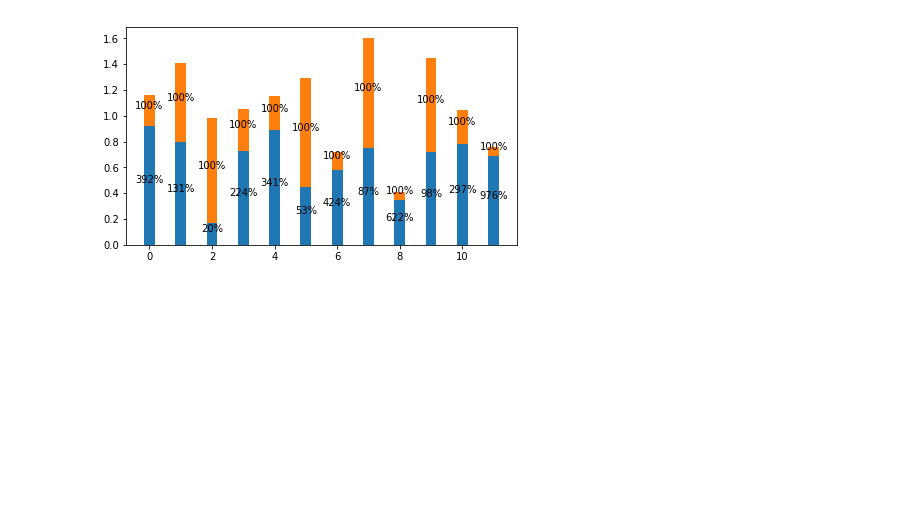
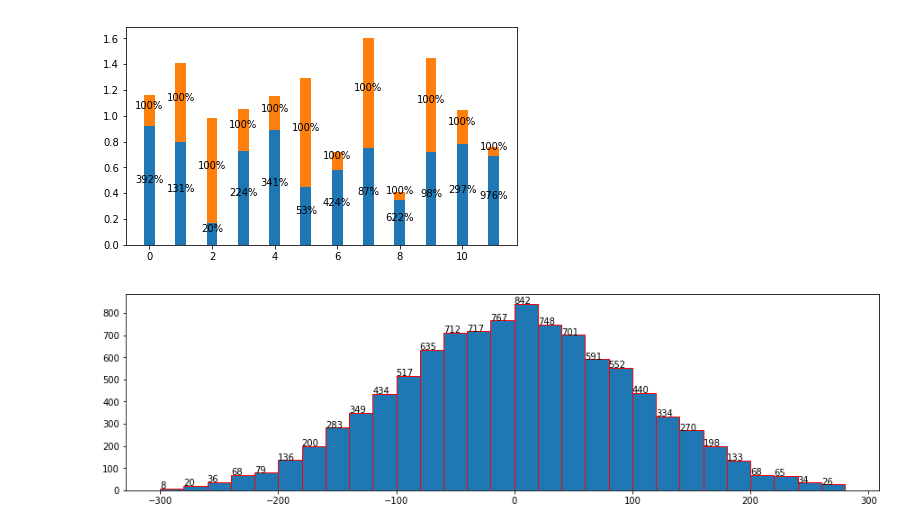
Before and after one commit to abhilb/matplotlib-recipes, a Jupyter notebook: recipes.ipynb, the cells around one changed output. Saved outputs shown, nothing was run; the diff lists cells and outputs as text; code cells hidden in the pictures; blank space fills up the shorter version.

Commit message:
histogram with counts.

```diff
--- a/recipes.ipynb
+++ b/recipes.ipynb
@@ -135,3 +135,16 @@ for r1, r2 in zip(rects1, rects2):
 plt.show()
 # %% [output]
 [figure]
+# %%
+x = np.random.randn(10000)
+x = x * 100
+x = x.astype(np.int)
+bins = np.arange(-300,300,20)
+fig = plt.figure(figsize=(15,4))
+ax = plt.gca()
+counts, _, patches = ax.hist(x, bins=bins,edgecolor='r')
+for count, patch in zip(counts,patches):
+    ax.annotate(str(int(count)), xy=(patch.get_x(), patch.get_height()))
+plt.show()
+# %% [output]
+[figure, added]
```
